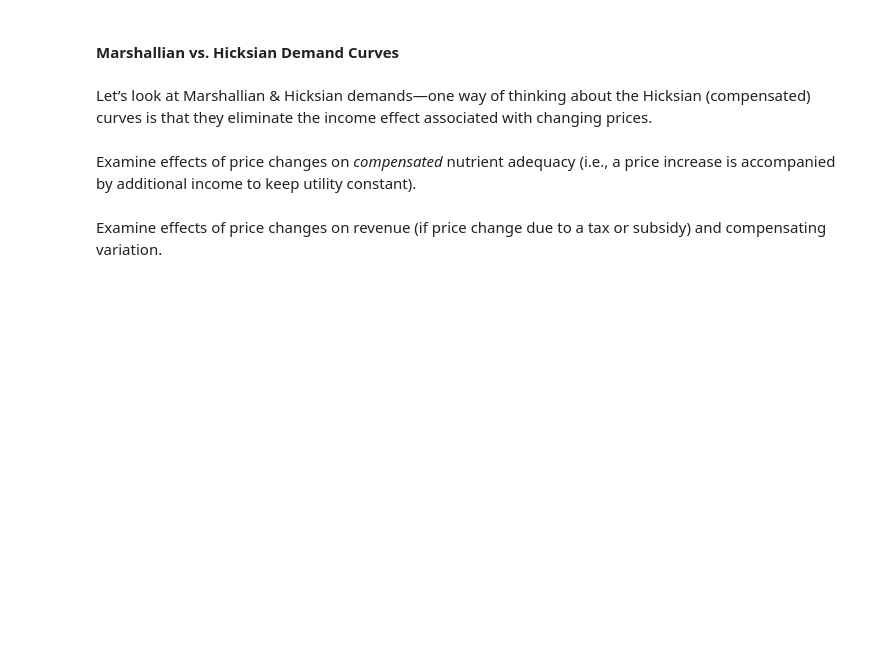
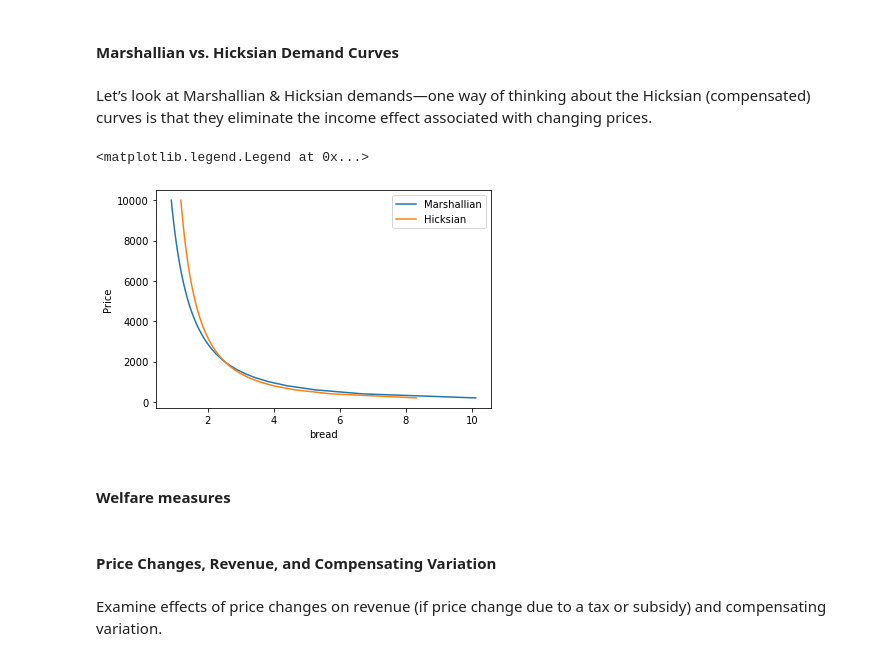
Before and after one commit to ligonteaching/EEP153_Materials, a Jupyter notebook: Project4/example_costs.ipynb, the cells around one changed output. Saved outputs shown, nothing was run; the diff lists cells and outputs as text; code cells hidden in the pictures; blank space fills up the shorter version.

```diff
--- a/Project4/example_costs.ipynb
+++ b/Project4/example_costs.ipynb
@@ -20,7 +20,7 @@ of different countries.  Choose one:
 # %%
 import cfe
 
-COUNTRY = 'Indian ICRISAT'
+COUNTRY = 'Uganda'
 
 # May need to unzip?
 #!gunzip Uganda_small.ds.gz
@@ -37,13 +37,13 @@ import numpy as np
 ### First year, first market, and some good.  Change if you wish! ###
 my_t = r.coords['t'].data.flatten()[0] # Period
 my_m = r.coords['m'].data.flatten()[0] # Market
-my_i = r.coords['i'].data.flatten()[0] # Good
+my_i = 'bread' # r.coords['i'].data.flatten()[0] # Good
 #####################################################################
 
-p = r.prices.sel(t=my_t,m=my_m,drop=True)
+p = r.prices.sel(u='Kilogram (kg)',t=my_t,m=my_m,drop=True)
 phat = p.to_dataframe('i').dropna().squeeze()
 
-ref_price = r.prices.sel(i=my_i,t=my_t,m=my_m)
+ref_price = r.prices.sel(u='Kilogram (kg)',i=my_i,t=my_t,m=my_m)
 P = np.linspace(ref_price/10,ref_price*5,50)
 
 def my_prices(p0,p=phat,i=my_i):
@@ -180,19 +100,21 @@ income effect associated with changing prices.
 # %%
 import matplotlib.pyplot as plt
 
-my_i = 'Matoke'  # Interesting Ugandan staple
-
-ref_price = r.prices.sel(i=my_i,t=my_t,m=my_m)
-P = np.linspace(ref_price/10,ref_price*5,50)
+#my_i = 'bread'  # Interesting Ugandan staple
 
 U0 = r.indirect_utility(x0,p)
 
 plt.plot([r.demands(x0,my_prices(p0,i=my_i))[my_i] for p0 in P],P)
 plt.plot([r.demands(U0,my_prices(p0,i=my_i),type="Hicksian")[my_i] for p0 in P],P)
 plt.ylabel('Price')
 plt.xlabel(my_i)
 #plt.axhline(p.sel(i=my_i).values)
 plt.legend(("Marshallian","Hicksian"))
+# %% [output]
+<matplotlib.legend.Legend at 0x...>
+[figure, added]
+# %% [markdown]
+#### Welfare measures
 # %%
 def compensating_variation(U0,p0,p1):
     x0 = r.expenditure(U0,p0)
@@ -235,7 +157,3 @@ def compensated_nutrient_demand(U,p,z=None):
 
 def compensated_nutrient_adequacy_ratio(U,p):
     return (compensated_nutrient_demand(U,p)/hh_rdi.T).squeeze()
-# %% [markdown]
-Examine effects of price changes on *compensated* nutrient adequacy
-(i.e., a price increase is accompanied by additional income to keep
-utility constant).
@@ -251,3 +160,5 @@ ax2.set_xlabel("Price of %s" % my_i)
+# %% [markdown]
+#### Price Changes, Revenue, and Compensating Variation
 # %% [markdown]
 Examine effects of price changes on revenue (if price change due to a
 tax or subsidy) and compensating variation.
```
Also changed, not shown: parts of 20 cells of this notebook.
